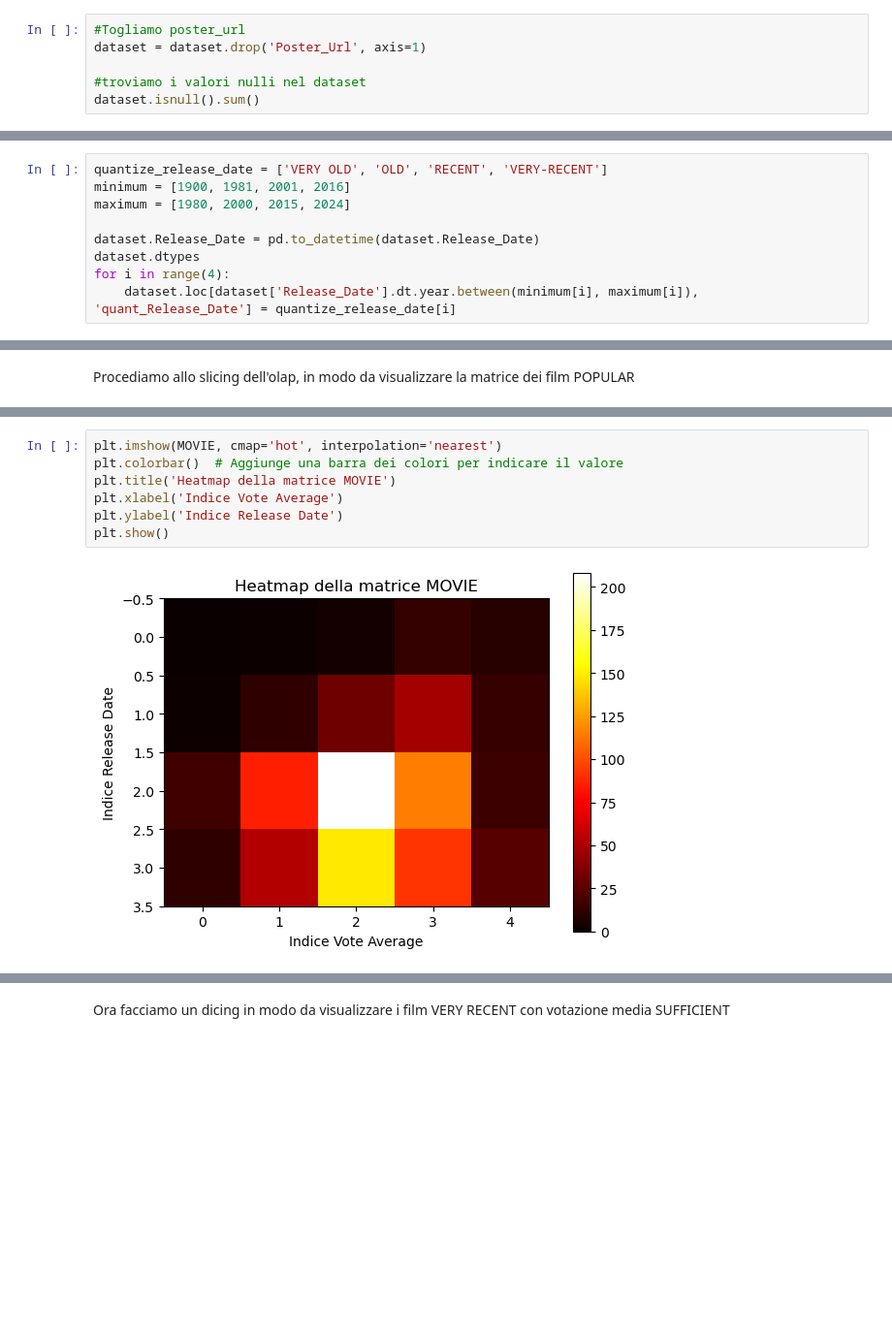
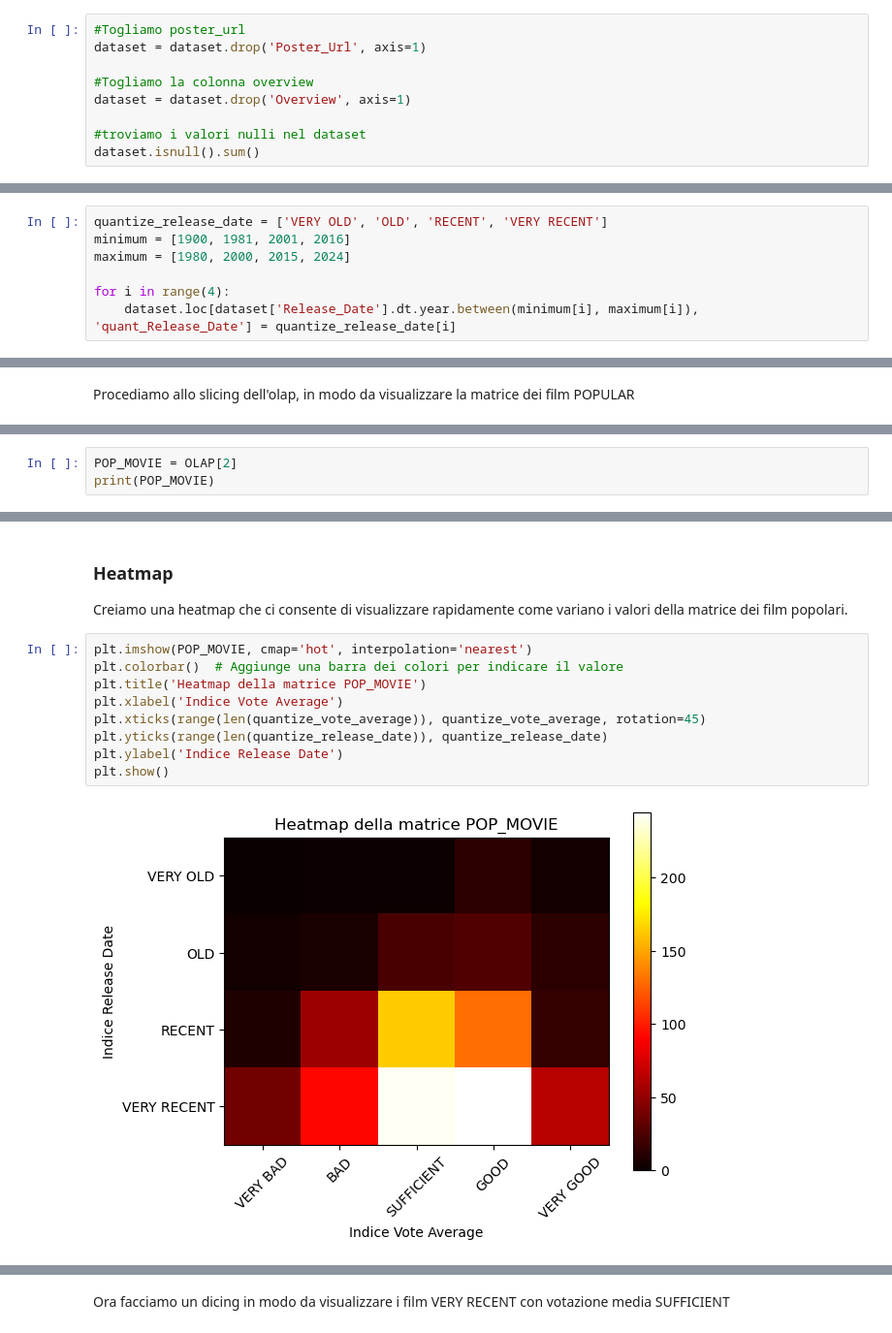
Before and after one commit to giampyhatesyou/Ids, a Jupyter notebook: pr.ipynb, the cells around one changed output, grey strips where cells are left out. Shown at 97% size. Cells and saved outputs as stored; diff of their text form; blank space fills up the shorter version.

```diff
--- a/pr.ipynb
+++ b/pr.ipynb
@@ -67,6 +66,9 @@ Procediamo con la prima parte dell'analisi, la pulizia del dataset, che ci perme
 #Togliamo poster_url
 dataset = dataset.drop('Poster_Url', axis=1)
 
+#Togliamo la colonna overview
+dataset = dataset.drop('Overview', axis=1)
+
 #troviamo i valori nulli nel dataset
 dataset.isnull().sum()
 # %% [output]
@@ -177,12 +186,10 @@ Quantizziamo anche popularity
 3. POPULAR = [60, 1999.9]
 4. BLOCKBUSTER = [2000, 5084]
 # %%
-quantize_release_date = ['VERY OLD', 'OLD', 'RECENT', 'VERY-RECENT']
+quantize_release_date = ['VERY OLD', 'OLD', 'RECENT', 'VERY RECENT']
 minimum = [1900, 1981, 2001, 2016]
 maximum = [1980, 2000, 2015, 2024]
 
-dataset.Release_Date = pd.to_datetime(dataset.Release_Date)
-dataset.dtypes
 for i in range(4):
     dataset.loc[dataset['Release_Date'].dt.year.between(minimum[i], maximum[i]), 'quant_Release_Date'] = quantize_release_date[i]
 # %%
@@ -272,0 +275,3 @@ creiamo un heatmap che ci consente di visualizzare rapidamente come variano i va
+# %%
+POP_MOVIE = OLAP[2]
+print(POP_MOVIE)
@@ -273,9 +283,14 @@ creiamo un heatmap che ci consente di visualizzare rapidamente come variano i va
+# %% [markdown]
+<h3>Heatmap</h3>
+Creiamo una heatmap che ci consente di visualizzare rapidamente come variano i valori della matrice dei film popolari.
 # %%
-plt.imshow(MOVIE, cmap='hot', interpolation='nearest')
+plt.imshow(POP_MOVIE, cmap='hot', interpolation='nearest')
 plt.colorbar()  # Aggiunge una barra dei colori per indicare il valore
-plt.title('Heatmap della matrice MOVIE')
+plt.title('Heatmap della matrice POP_MOVIE')
 plt.xlabel('Indice Vote Average')
+plt.xticks(range(len(quantize_vote_average)), quantize_vote_average, rotation=45)
+plt.yticks(range(len(quantize_release_date)), quantize_release_date)
 plt.ylabel('Indice Release Date')
 plt.show()
 # %% [output]
-[figure, old version]
+[figure, new version]
```
Also changed, not shown: parts of 58 cells of this notebook.
